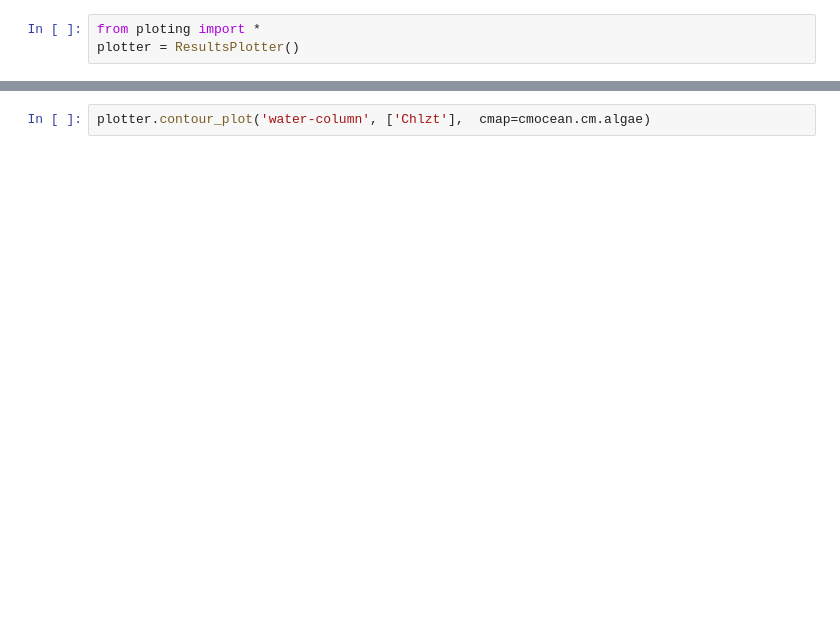
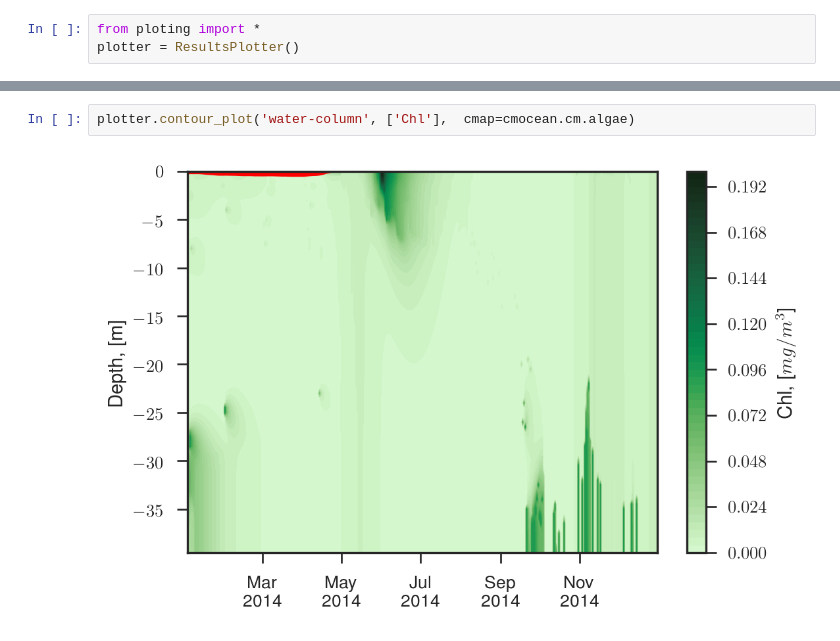
Before and after one commit to biogeochemistry/MyLake_v2_Vansjo, a Jupyter notebook: Postproc_code/plots.ipynb, the cells around one changed output, grey strips where cells are left out. Saved outputs shown, nothing was run; the diff lists cells and outputs as text; blank space fills up the shorter version.

```diff
--- a/Postproc_code/plots.ipynb
+++ b/Postproc_code/plots.ipynb
@@ -38,3 +48,5 @@ plotter.contour_plot('water-column', ['Fe3zt'])
 # %%
-plotter.contour_plot('water-column', ['Chlzt'],  cmap=cmocean.cm.algae)
+plotter.contour_plot('water-column', ['Chl'],  cmap=cmocean.cm.algae)
+# %% [output]
+[figure, added]
 # %%
```
Also changed, not shown: parts of 43 cells of this notebook, 9 other files.
